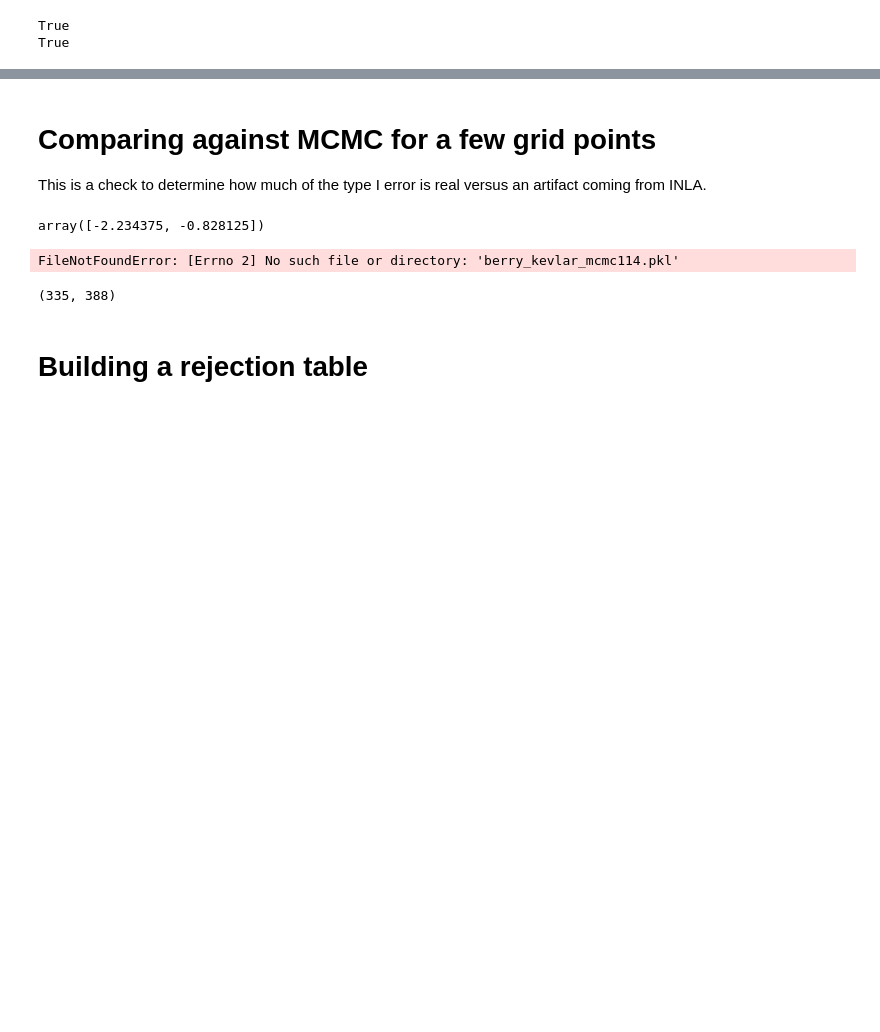
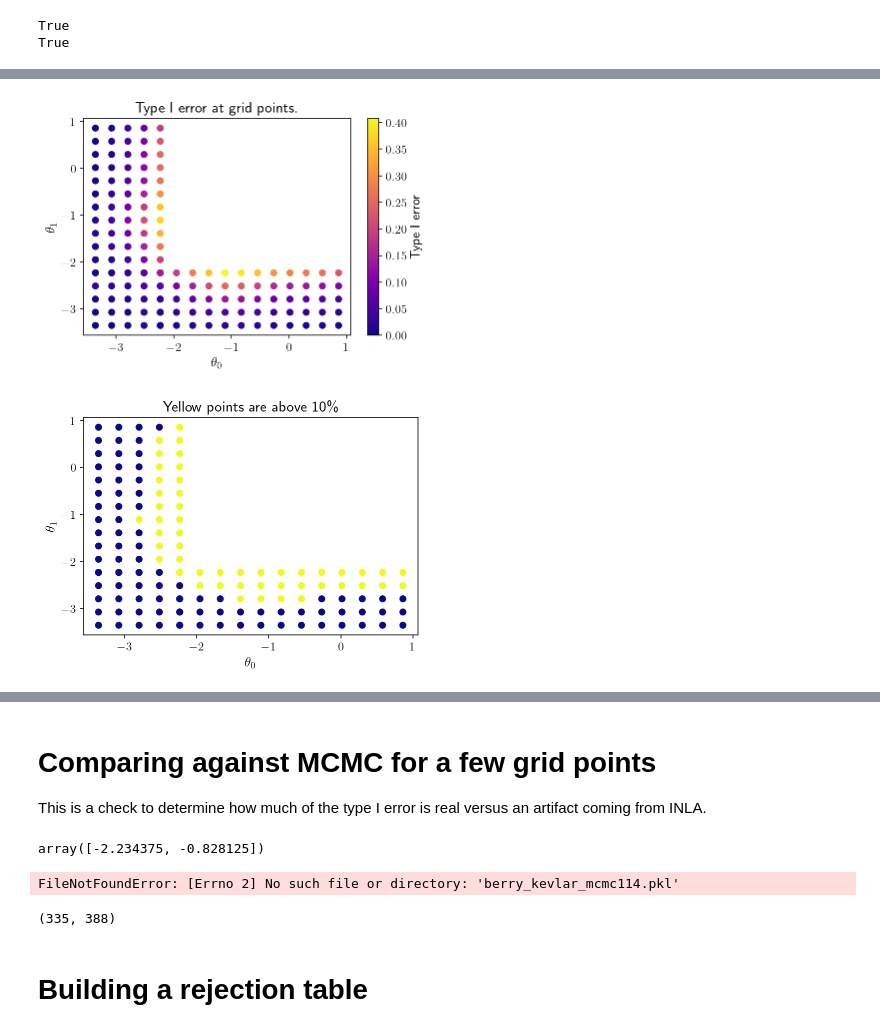
Before and after one commit to Confirm-Solutions/imprint, a Jupyter notebook: research/berry/berry_kevlar.ipynb, the cells around one changed output, grey strips where cells are left out. Saved outputs shown, nothing was run; the diff lists cells and outputs as text; code cells hidden in the pictures; blank space fills up the shorter version.

```diff
--- a/research/berry/berry_kevlar.ipynb
+++ b/research/berry/berry_kevlar.ipynb
@@ -16,7 +16,7 @@ n_arms = 2
 n_arm_samples = 35
 seed = 10
 n_theta_1d = 16
-sim_size = 10000
+sim_size = 1000
 
 # define null hypos
 null_hypos = []
@@ -74,0 +101,17 @@ np.testing.assert_allclose(delta_0_u_j, B[:, 1])
+# %%
+plt.figure()
+plt.title('Type I error at grid points.')
+plt.scatter(theta_tiles[:,0], theta_tiles[:,1], c=typeI_sum / sim_size)
+cbar = plt.colorbar()
+plt.xlabel(r'$\theta_0$')
+plt.ylabel(r'$\theta_1$')
+cbar.set_label('Type I error')
+plt.show()
+plt.title('Yellow points are above 10\%')
+plt.scatter(theta_tiles[:,0], theta_tiles[:,1], c=typeI_sum / sim_size > 0.1)
+plt.xlabel(r'$\theta_0$')
+plt.ylabel(r'$\theta_1$')
+plt.show()
+# %% [output]
+[figure, added]
+[figure, added]
```
Also changed, not shown: parts of 13 cells of this notebook, 1 other file.
